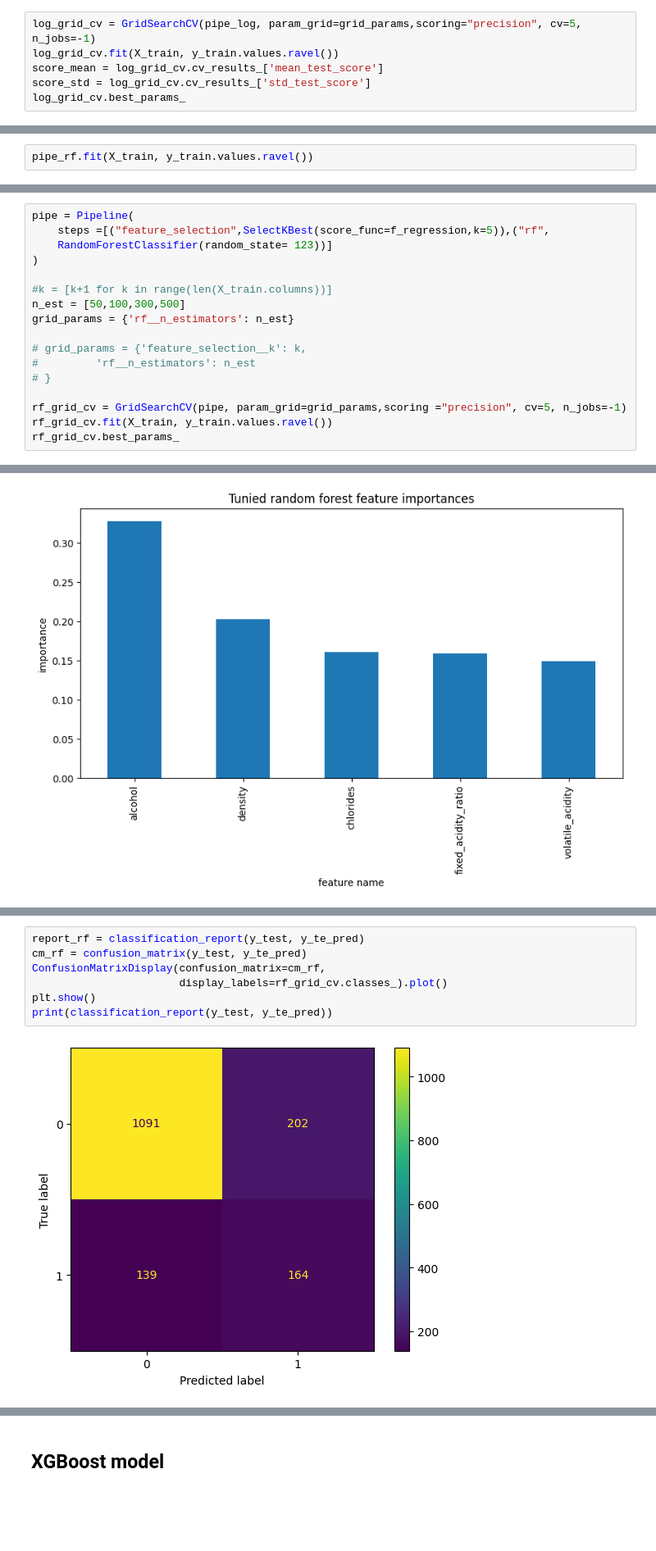
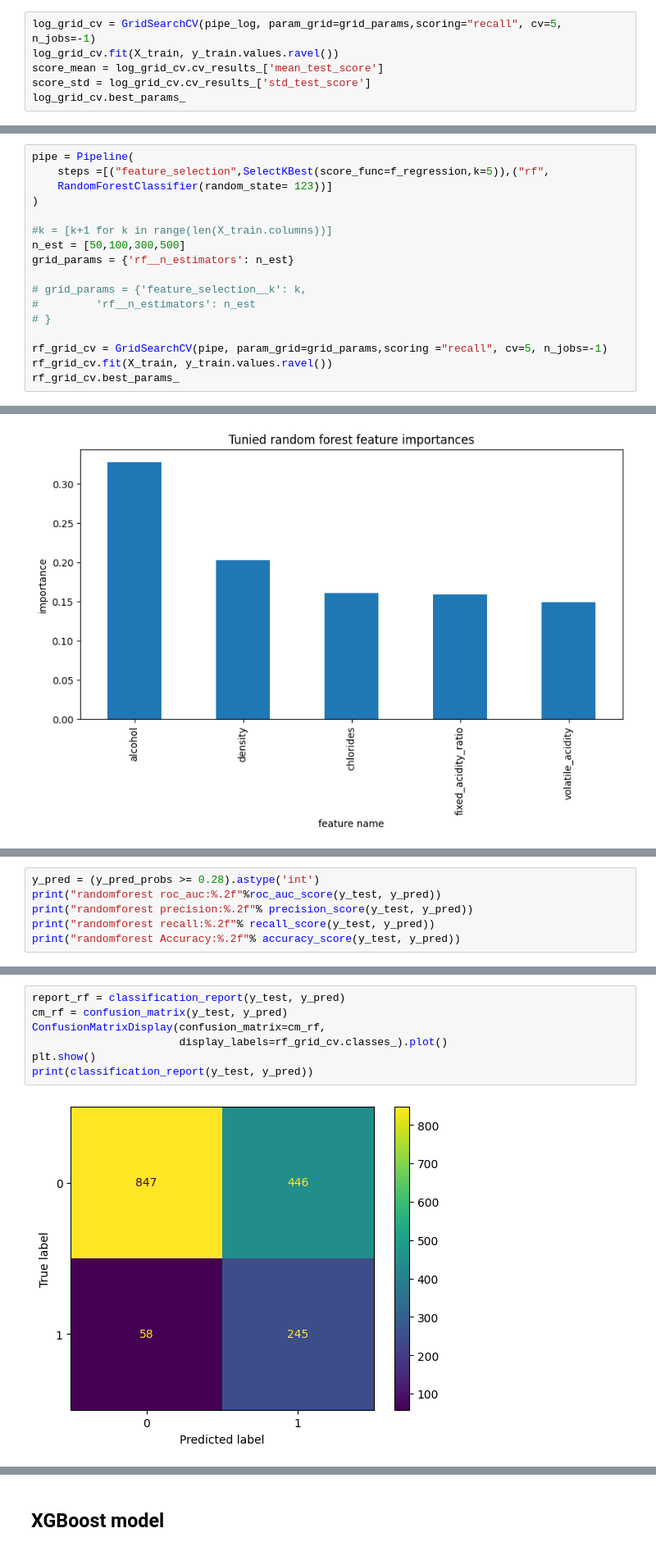
Before and after one commit to Gardenialover/Capstone_Two_Project, a Jupyter notebook: notebooks/modeling.ipynb, the cells around one changed output, grey strips where cells are left out. Shown at 82% size. Drawn from its saved outputs; the diff is of its cells as text; blank space fills up the shorter version.

```diff
--- a/notebooks/modeling.ipynb
+++ b/notebooks/modeling.ipynb
@@ -172,7 +123,7 @@ grid_params = {'model__C':c_values,'model__solver':solvers}
 #grid_params = {'feature_selection__k': k, 'model__C':c_values,'model__solver':solvers}
 #grid_params = {'feature_slection__k': k}
 # %%
-log_grid_cv = GridSearchCV(pipe_log, param_grid=grid_params,scoring="precision", cv=5, n_jobs=-1)
+log_grid_cv = GridSearchCV(pipe_log, param_grid=grid_params,scoring="recall", cv=5, n_jobs=-1)
 log_grid_cv.fit(X_train, y_train.values.ravel())
 score_mean = log_grid_cv.cv_results_['mean_test_score']
 score_std = log_grid_cv.cv_results_['std_test_score']
@@ -229,5 +199,3 @@ pipe_rf = Pipeline(
     steps =[("feature_selection",SelectKBest(score_func=f_regression,k=5)),("rf",
     RandomForestClassifier(random_state= 123))]
 )
-# %%
-pipe_rf.fit(X_train, y_train.values.ravel())
@@ -277,7 +213,7 @@ grid_params = {'rf__n_estimators': n_est}
 #         'rf__n_estimators': n_est
 # }
 
-rf_grid_cv = GridSearchCV(pipe, param_grid=grid_params,scoring ="precision", cv=5, n_jobs=-1)
+rf_grid_cv = GridSearchCV(pipe, param_grid=grid_params,scoring ="recall", cv=5, n_jobs=-1)
 rf_grid_cv.fit(X_train, y_train.values.ravel())
 rf_grid_cv.best_params_
 # %% [output]
@@ -312,0 +260,6 @@ print(roc_auc_score(y_test, y_pred_probs))
+# %%
+y_pred = (y_pred_probs >= 0.28).astype('int')
+print("randomforest roc_auc:%.2f"%roc_auc_score(y_test, y_pred))
+print("randomforest precision:%.2f"% precision_score(y_test, y_pred))
+print("randomforest recall:%.2f"% recall_score(y_test, y_pred))
+print("randomforest Accuracy:%.2f"% accuracy_score(y_test, y_pred))
@@ -313,11 +271,11 @@ print(roc_auc_score(y_test, y_pred_probs))
 # %%
-report_rf = classification_report(y_test, y_te_pred)
-cm_rf = confusion_matrix(y_test, y_te_pred)
+report_rf = classification_report(y_test, y_pred)
+cm_rf = confusion_matrix(y_test, y_pred)
 ConfusionMatrixDisplay(confusion_matrix=cm_rf,
                        display_labels=rf_grid_cv.classes_).plot()
 plt.show()
-print(classification_report(y_test, y_te_pred))
+print(classification_report(y_test, y_pred))
 # %% [output]
-[figure, old version]
+[figure, new version]
               precision    recall  f1-score   support
 
```
Also changed, not shown: parts of 69 cells of this notebook.
